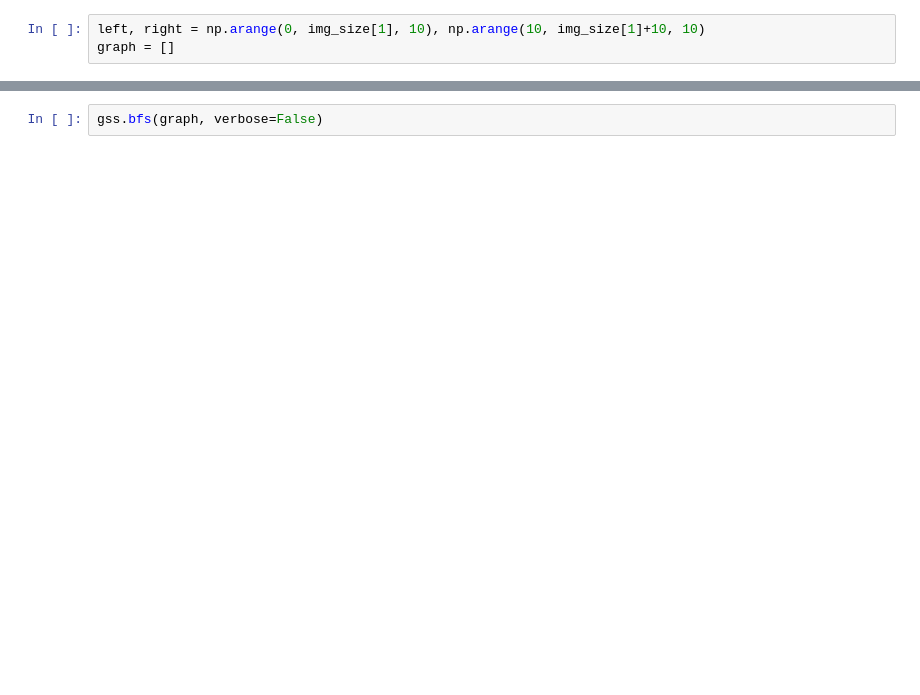
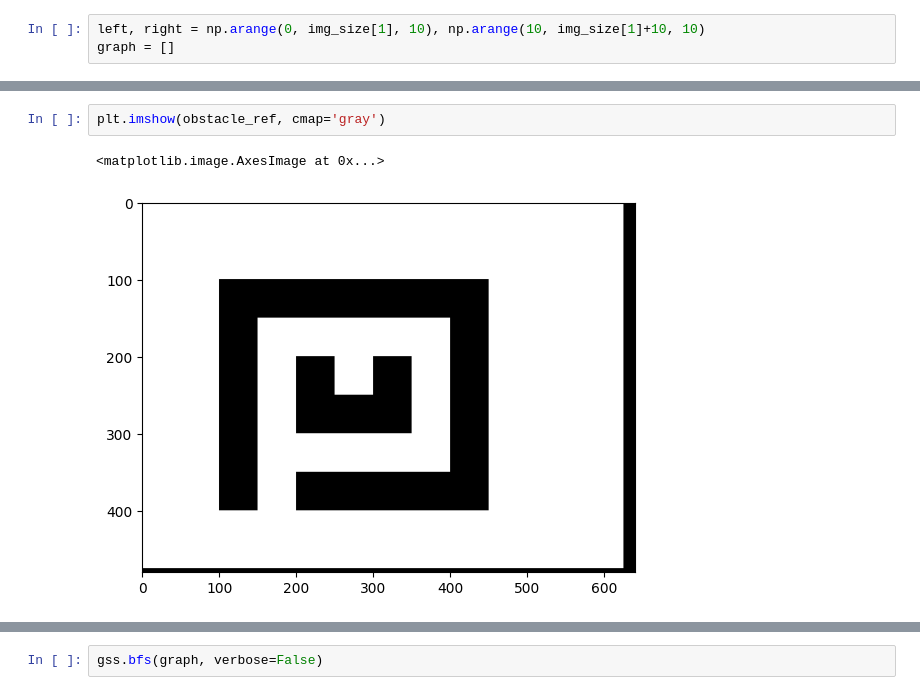
Before and after one commit to Rohith-Kumar-S/Path-Matching, a Jupyter notebook: graph_search.ipynb, the cells around one changed output, grey strips where cells are left out. Cells and saved outputs as stored; diff of their text form; blank space fills up the shorter version.

```diff
--- a/graph_search.ipynb
+++ b/graph_search.ipynb
@@ -91 +109,6 @@ Graph:
+# %%
+plt.imshow(obstacle_ref, cmap='gray')
+# %% [output]
+<matplotlib.image.AxesImage at 0x...>
+[figure, added]
 # %%
```
Also changed, not shown: parts of 22 cells of this notebook, 3 other files.
